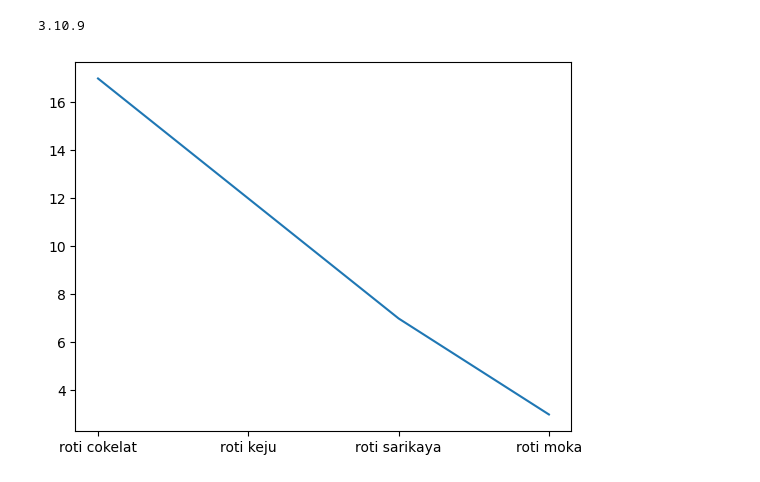
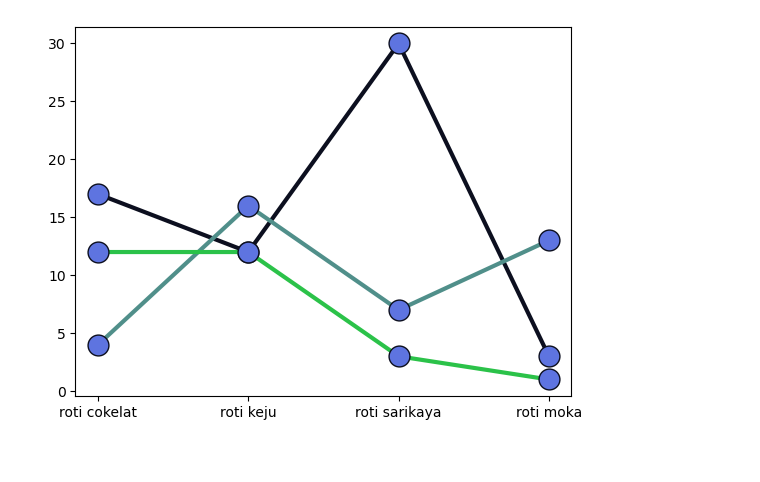
Before and after one commit to Haerulanwar05/Zero-To-ML-Engineer, a Jupyter notebook: Matplotlib/matplotlib_introduction&customazation.ipynb, the cells around one changed output. Saved outputs shown, nothing was run; the diff lists cells and outputs as text; code cells hidden in the pictures.

Commit message:
feat: initialize matplotlib tutorial notebook with sample plotting data

```diff
--- a/Matplotlib/matplotlib_introduction&customazation.ipynb
+++ b/Matplotlib/matplotlib_introduction&customazation.ipynb
@@ -1,18 +1,32 @@
 # %%
 import matplotlib.pyplot as plt   # mengimport sebuah library matplotlib
 import numpy as np
-# mengetahui versi matplotlib
-print(matplotlib.__version__)
-# %% [output]
-3.10.9
 # %%
 x = np.array(['roti cokelat','roti keju','roti sarikaya','roti moka'])
-y = np.array([17,12,7,3])
+y1 = np.array([17,12,30,3])
+y2 = np.array([4,16,7,13])
+y3 = np.array([12,12,3,1])
 
 # mmbuat sebuah data dumb dengan numpy
 # %%
+# menyimpan settingan seperti template
+line_stye = dict(marker=".",
+              markersize=30,
+              markerfacecolor="#5e74e0",
+              markeredgecolor="#0c0f1f",
+              linewidth=3,
+              linestyle='solid')
+
+
 # menampilkan visualisasi dengan matplotlib dengan sub bawaan pyplot
-plt.plot(x,y)       # fungsi untuk membuat sebuah visualisasi dan penempatan data
+plt.plot(x,y1,color="#0c0f1f", **line_stye)       # fungsi untuk membuat sebuah visualisasi dan penempatan data
+plt.plot(x,y2,color="#508f8a", **line_stye)
+plt.plot(x,y3,color="#2bc249", **line_stye)
+
 plt.show()
+
+# untuk markersize bisa disingkat dengan ms (opsional)
+# untuk markerfacecolor bisa disingkat dengan mfc (opsional)
+# kita bisa mengatur settingan dari linestye yang telah kita buat dengan menggunakan fungsi dict() dan untuk membuka nya kita membutuhkan 2 bintang
 # %% [output]
-[figure, old version]
+[figure, new version]
```
